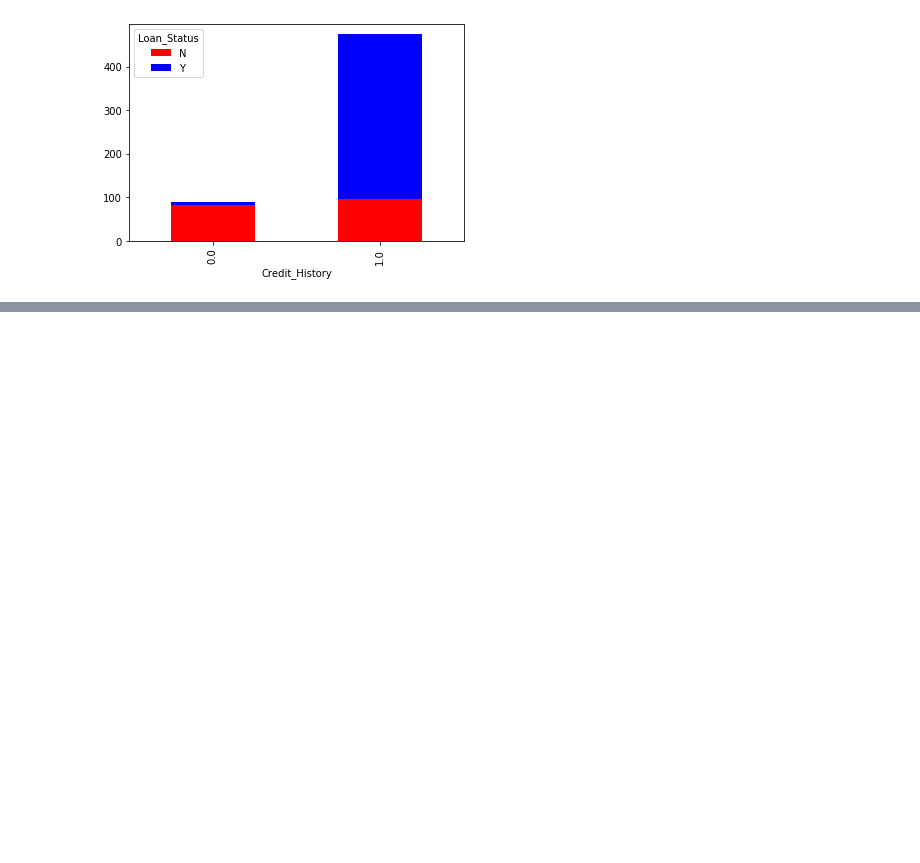
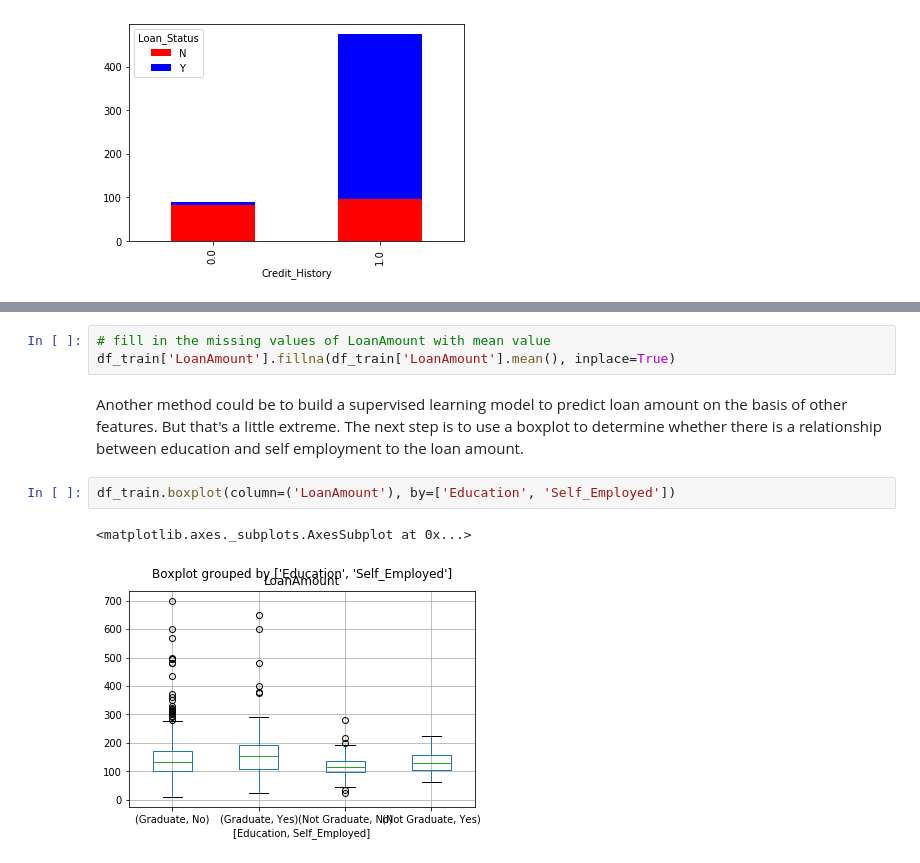
Before and after one commit to kdenny25/Loan_Prediction, a Jupyter notebook: Loan Prediction.ipynb, the cells around one changed output, grey strips where cells are left out. Saved outputs shown, nothing was run; the diff lists cells and outputs as text; blank space fills up the shorter version.

```diff
--- a/Loan Prediction.ipynb
+++ b/Loan Prediction.ipynb
@@ -183,0 +229,10 @@ ValueError: values cannot be used without an aggfunc.
+# %%
+# fill in the missing values of LoanAmount with mean value
+df_train['LoanAmount'].fillna(df_train['LoanAmount'].mean(), inplace=True)
+# %% [markdown]
+Another method could be to build a supervised learning model to predict loan amount on the basis of other features. But that's a little extreme. The next step is to use a boxplot to determine whether there is a relationship between education and self employment to the loan amount.
+# %%
+df_train.boxplot(column=('LoanAmount'), by=['Education', 'Self_Employed'])
+# %% [output]
+<matplotlib.axes._subplots.AxesSubplot at 0x...>
+[figure, added]
```
Also changed, not shown: parts of 6 cells of this notebook.
